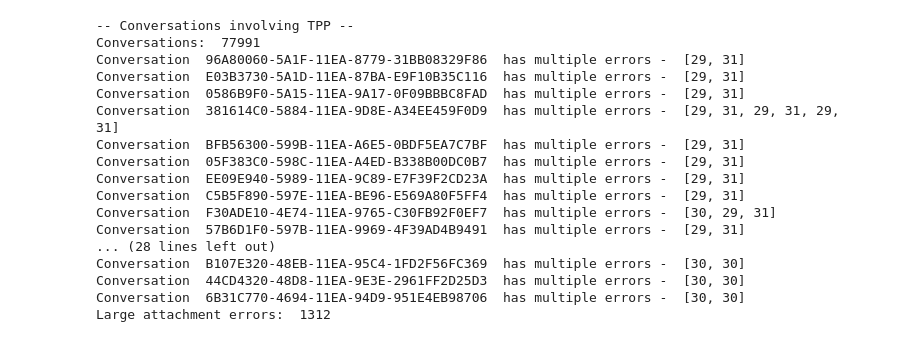
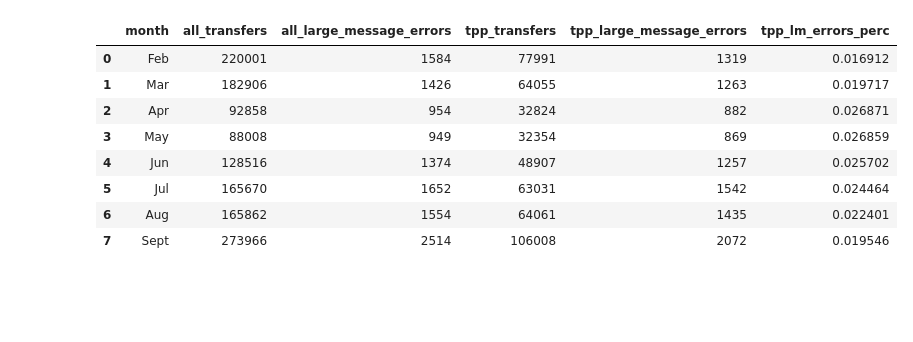
Before and after one commit to nhsconnect/prm-gp2gp-data-sandbox, a Jupyter notebook: notebooks/04-PRMT-1192--TPP-attachment-limit.ipynb, the cells around one changed output. Drawn from its saved outputs; the diff is of its cells as text; code cells hidden in the pictures; blank space fills up the shorter version.

Commit message:
PMRT-1192 [MP/DS] Plot percentage of large message errors in TPP transfers

```diff
--- a/notebooks/04-PRMT-1192--TPP-attachment-limit.ipynb
+++ b/notebooks/04-PRMT-1192--TPP-attachment-limit.ipynb
@@ -84,32 +36,0 @@ Large attachment failures:  1561
-# %%
-print("\n-- Conversations involving TPP --")
-
-without_yga_list = []
-for conversation in conversation_list:
-    if (
-        conversation.messages[0].from_party_ods_code == "YGA"
-        or conversation.messages[0].to_party_ods_code == "YGA"
-    ):
-        without_yga_list.append(conversation)
-
-print("Conversations: ", len(without_yga_list))
-large_attachment_errors = calculate_large_attachment_errors(without_yga_list)
-print("Large attachment errors: ", large_attachment_errors)
-# %% [output]
--- Conversations involving TPP --
-Conversations:  77991
-Conversation  96A80060-5A1F-11EA-8779-31BB08329F86  has multiple errors -  [29, 31]
-Conversation  E03B3730-5A1D-11EA-87BA-E9F10B35C116  has multiple errors -  [29, 31]
-Conversation  0586B9F0-5A15-11EA-9A17-0F09BBBC8FAD  has multiple errors -  [29, 31]
-Conversation  381614C0-5884-11EA-9D8E-A34EE459F0D9  has multiple errors -  [29, 31, 29, 31, 29, 31]
-Conversation  BFB56300-599B-11EA-A6E5-0BDF5EA7C7BF  has multiple errors -  [29, 31]
-Conversation  05F383C0-598C-11EA-A4ED-B338B00DC0B7  has multiple errors -  [29, 31]
-Conversation  EE09E940-5989-11EA-9C89-E7F39F2CD23A  has multiple errors -  [29, 31]
-Conversation  C5B5F890-597E-11EA-BE96-E569A80F5FF4  has multiple errors -  [29, 31]
-Conversation  F30ADE10-4E74-11EA-9765-C30FB92F0EF7  has multiple errors -  [30, 29, 31]
-Conversation  57B6D1F0-597B-11EA-9969-4F39AD4B9491  has multiple errors -  [29, 31]
-... (28 lines left out)
-Conversation  B107E320-48EB-11EA-95C4-1FD2F56FC369  has multiple errors -  [30, 30]
-Conversation  44CD4320-48D8-11EA-9E3E-2961FF2D25D3  has multiple errors -  [30, 30]
-Conversation  6B31C770-4694-11EA-94D9-951E4EB98706  has multiple errors -  [30, 30]
-Large attachment errors:  1312
@@ -115,0 +47,18 @@ Large attachment errors:  1312
+# %%
+large_message_failures_df = pd.read_csv(
+    data.PRMT_1192_large_message_errors.path
+)
+# %%
+large_message_failures_df['tpp_lm_errors_perc']= large_message_failures_df['tpp_large_message_errors']/large_message_failures_df['tpp_transfers']
+
+large_message_failures_df
+# %% [output]
+|  | month | all_transfers | all_large_message_errors | tpp_transfers | tpp_large_message_errors | tpp_lm_errors_perc |
+| 0 | Feb | 220001 | 1584 | 77991 | 1319 | 0.016912 |
+| 1 | Mar | 182906 | 1426 | 64055 | 1263 | 0.019717 |
+| 2 | Apr | 92858 | 954 | 32824 | 882 | 0.026871 |
+| 3 | May | 88008 | 949 | 32354 | 869 | 0.026859 |
+| 4 | Jun | 128516 | 1374 | 48907 | 1257 | 0.025702 |
+| 5 | Jul | 165670 | 1652 | 63031 | 1542 | 0.024464 |
+| 6 | Aug | 165862 | 1554 | 64061 | 1435 | 0.022401 |
+| 7 | Sept | 273966 | 2514 | 106008 | 2072 | 0.019546 |
```
Also changed, not shown: parts of 13 cells of this notebook, 3 other files.
